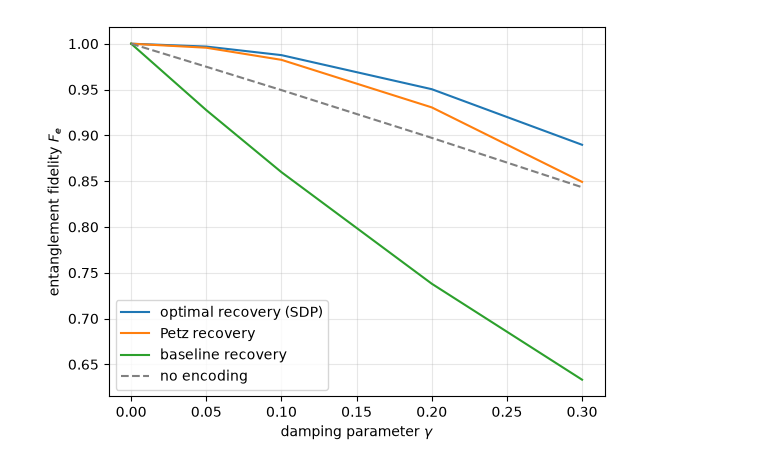
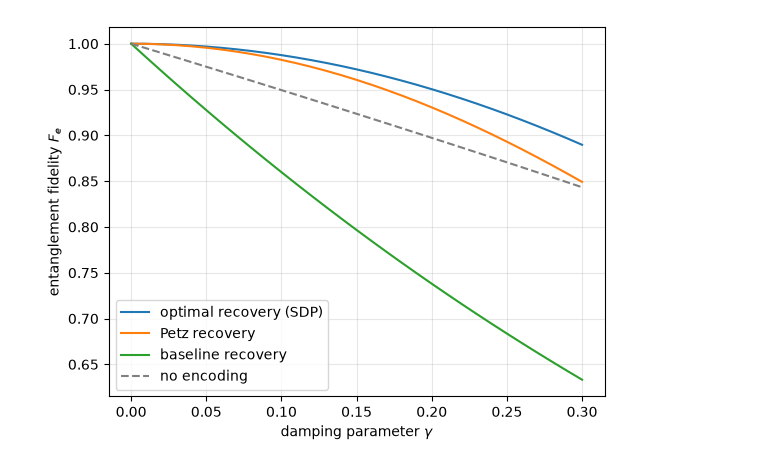
Before and after one commit to plevilion/qec-optimal-recovery, a Jupyter notebook: notebooks/optimal_decoder.ipynb, the cells around one changed output. Saved outputs shown, nothing was run; the diff lists cells and outputs as text; code cells hidden in the pictures.

```diff
--- a/notebooks/optimal_decoder.ipynb
+++ b/notebooks/optimal_decoder.ipynb
@@ -27,15 +21,21 @@ fidelity_opti = [optimal_recovery(gamma)[0] for gamma in GAMMAS]
 # %%
+
+GAMMAS = np.linspace(0, 0.3, 31)
 
 f_none = (1 + np.sqrt(1 - np.array(GAMMAS)))**2 / 4
 
+fidelity_baseline = [entanglement_fidelity(baseline_recov(gamma)) for gamma in GAMMAS]
+fidelity_petz = [entanglement_fidelity(petz_recove(gamma)) for gamma in GAMMAS]
+fidelity_opti = [optimal_recovery(gamma)[0] for gamma in GAMMAS]
+
 plt.plot(GAMMAS, fidelity_opti, label="optimal recovery (SDP)")
-plt.plot(GAMMAS, fidelity_recov, label="Petz recovery")
+plt.plot(GAMMAS, fidelity_petz, label="Petz recovery")
 plt.plot(GAMMAS, fidelity_baseline, label="baseline recovery")
 plt.plot(GAMMAS, f_none, "--", color="gray", label="no encoding")
 plt.xlabel(r"damping parameter $\gamma$")
 plt.ylabel(r"entanglement fidelity $F_e$")
 plt.legend()
 plt.grid(alpha=0.3)
 plt.show()
 # %% [output]
-[figure, old version]
+[figure, new version]
```
Also changed, not shown: parts of 3 cells of this notebook, 4 other files.
